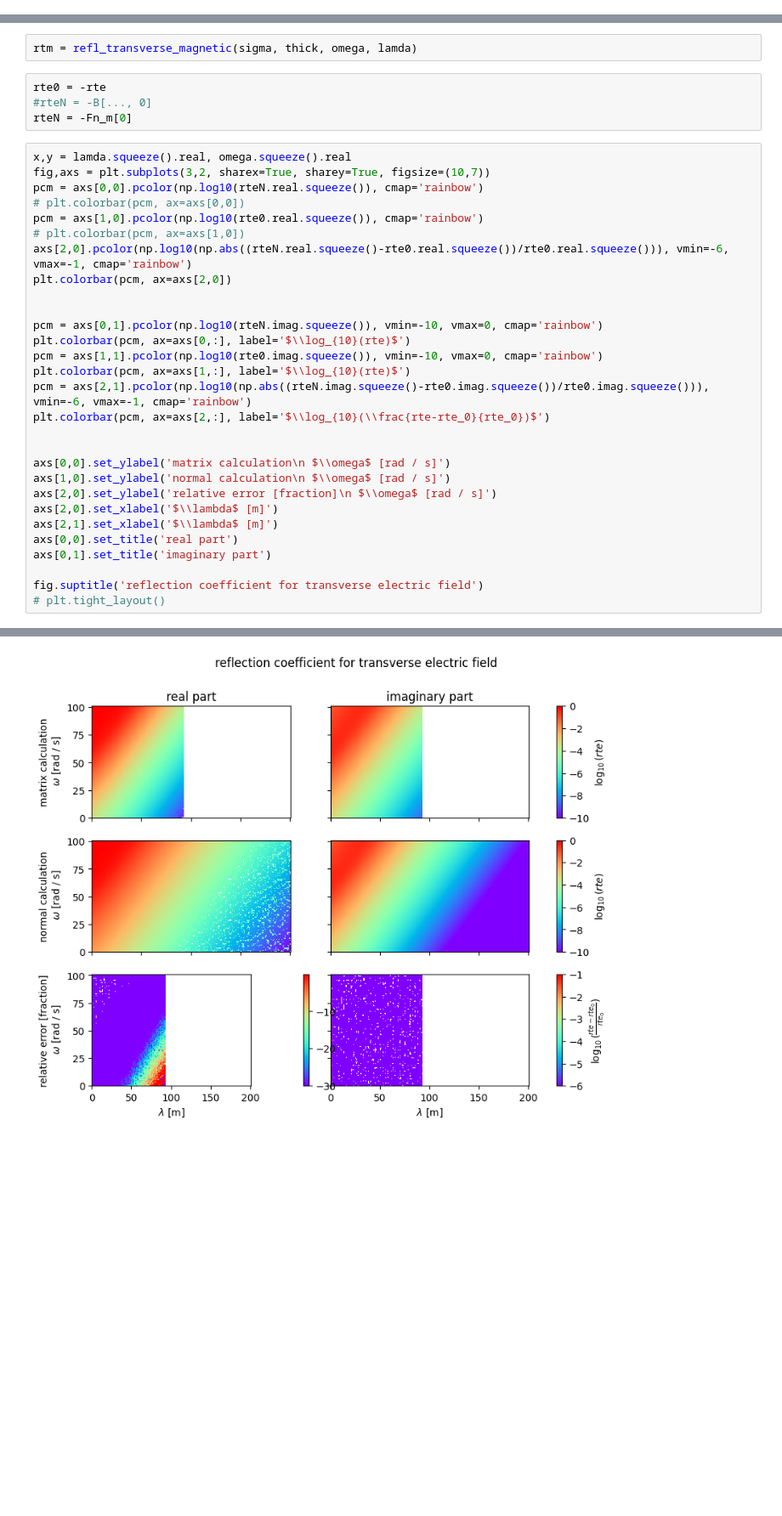
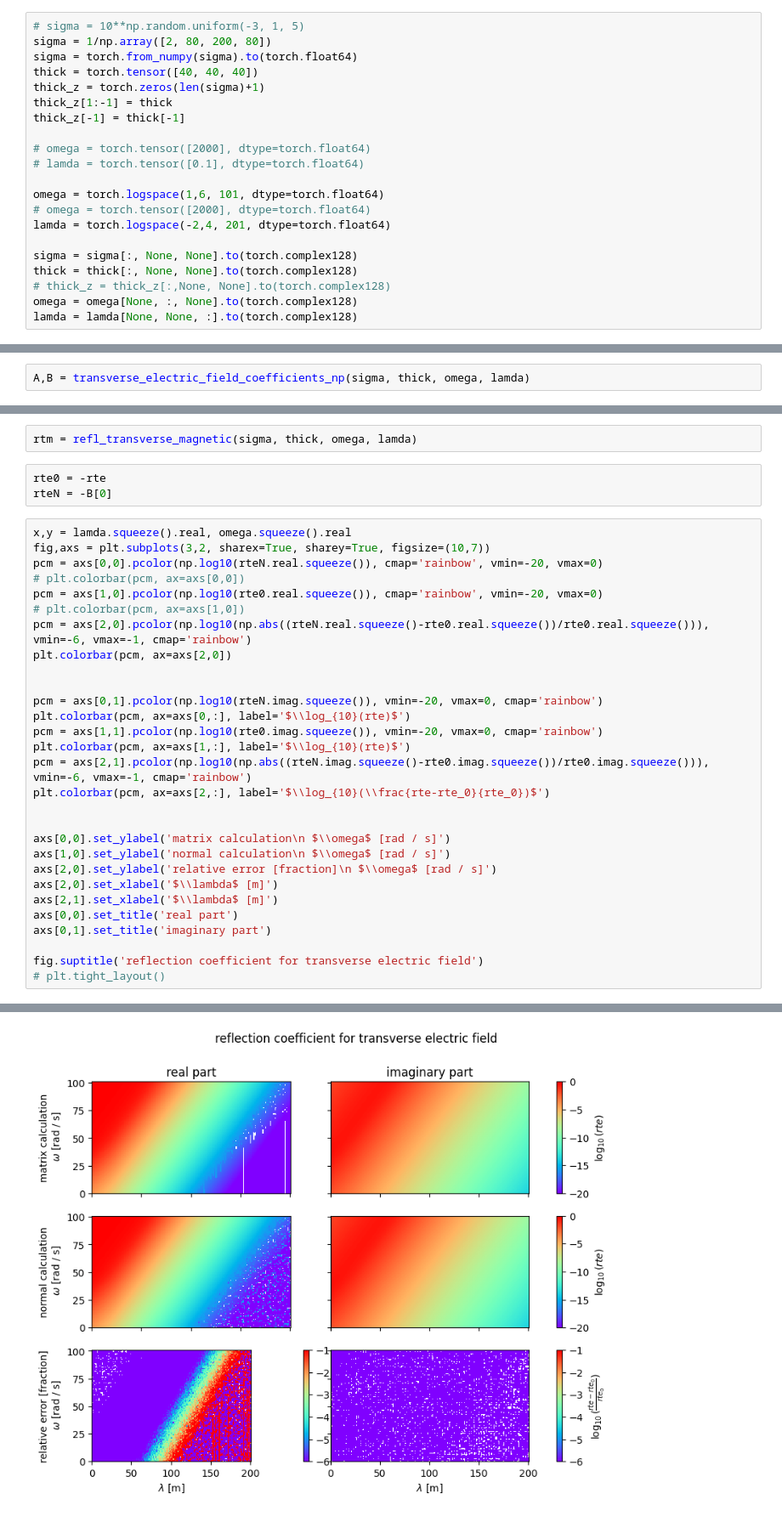
Before and after one commit to hydrogeophysicsgroup/anemone, a Jupyter notebook: prototyping/solve_for_field_coefficients_visual_nbc.ipynb, the cells around one changed output, grey strips where cells are left out. Shown at 85% size. Saved outputs shown, nothing was run; the diff lists cells and outputs as text; blank space fills up the shorter version.

Commit message:
its working, its working! numpy precision is better than pytorch...

```diff
--- a/prototyping/solve_for_field_coefficients_visual_nbc.ipynb
+++ b/prototyping/solve_for_field_coefficients_visual_nbc.ipynb
@@ -174,0 +374,21 @@ Fn_m, Fn_p = transverse_electric_field_coefficients_nbc(sigma, thick, omega, lam
+# %%
+# sigma = 10**np.random.uniform(-3, 1, 5)
+sigma = 1/np.array([2, 80, 200, 80])
+sigma = torch.from_numpy(sigma).to(torch.float64)
+thick = torch.tensor([40, 40, 40])
+thick_z = torch.zeros(len(sigma)+1)
+thick_z[1:-1] = thick
+thick_z[-1] = thick[-1]
+
+# omega = torch.tensor([2000], dtype=torch.float64)
+# lamda = torch.tensor([0.1], dtype=torch.float64)
+
+omega = torch.logspace(1,6, 101, dtype=torch.float64)
+# omega = torch.tensor([2000], dtype=torch.float64)
+lamda = torch.logspace(-2,4, 201, dtype=torch.float64)
+
+sigma = sigma[:, None, None].to(torch.complex128)
+thick = thick[:, None, None].to(torch.complex128)
+# thick_z = thick_z[:,None, None].to(torch.complex128)
+omega = omega[None, :, None].to(torch.complex128)
+lamda = lamda[None, None, :].to(torch.complex128)
@@ -175,40 +397,41 @@ Fn_m, Fn_p = transverse_electric_field_coefficients_nbc(sigma, thick, omega, lam
+# %%
+A,B = transverse_electric_field_coefficients_np(sigma, thick, omega, lamda)
 # %%
 rte = refl_transverse_electric(sigma, thick, omega, lamda)
 # %%
 rtm = refl_transverse_magnetic(sigma, thick, omega, lamda)
 # %%
 rte0 = -rte
-#rteN = -B[..., 0]
-rteN = -Fn_m[0]
+rteN = -B[0]
 # %%
 x,y = lamda.squeeze().real, omega.squeeze().real
 fig,axs = plt.subplots(3,2, sharex=True, sharey=True, figsize=(10,7))
-pcm = axs[0,0].pcolor(np.log10(rteN.real.squeeze()), cmap='rainbow')
+pcm = axs[0,0].pcolor(np.log10(rteN.real.squeeze()), cmap='rainbow', vmin=-20, vmax=0)
 # plt.colorbar(pcm, ax=axs[0,0])
-pcm = axs[1,0].pcolor(np.log10(rte0.real.squeeze()), cmap='rainbow')
+pcm = axs[1,0].pcolor(np.log10(rte0.real.squeeze()), cmap='rainbow', vmin=-20, vmax=0)
 # plt.colorbar(pcm, ax=axs[1,0])
-axs[2,0].pcolor(np.log10(np.abs((rteN.real.squeeze()-rte0.real.squeeze())/rte0.real.squeeze())), vmin=-6, vmax=-1, cmap='rainbow')
+pcm = axs[2,0].pcolor(np.log10(np.abs((rteN.real.squeeze()-rte0.real.squeeze())/rte0.real.squeeze())), vmin=-6, vmax=-1, cmap='rainbow')
 plt.colorbar(pcm, ax=axs[2,0])
 
 
-pcm = axs[0,1].pcolor(np.log10(rteN.imag.squeeze()), vmin=-10, vmax=0, cmap='rainbow')
+pcm = axs[0,1].pcolor(np.log10(rteN.imag.squeeze()), vmin=-20, vmax=0, cmap='rainbow')
 plt.colorbar(pcm, ax=axs[0,:], label='$\\log_{10}(rte)$')
-pcm = axs[1,1].pcolor(np.log10(rte0.imag.squeeze()), vmin=-10, vmax=0, cmap='rainbow')
+pcm = axs[1,1].pcolor(np.log10(rte0.imag.squeeze()), vmin=-20, vmax=0, cmap='rainbow')
 plt.colorbar(pcm, ax=axs[1,:], label='$\\log_{10}(rte)$')
 pcm = axs[2,1].pcolor(np.log10(np.abs((rteN.imag.squeeze()-rte0.imag.squeeze())/rte0.imag.squeeze())), vmin=-6, vmax=-1, cmap='rainbow')
 plt.colorbar(pcm, ax=axs[2,:], label='$\\log_{10}(\\frac{rte-rte_0}{rte_0})$')
 
 
 axs[0,0].set_ylabel('matrix calculation\n $\\omega$ [rad / s]')
 axs[1,0].set_ylabel('normal calculation\n $\\omega$ [rad / s]')
 axs[2,0].set_ylabel('relative error [fraction]\n $\\omega$ [rad / s]')
 axs[2,0].set_xlabel('$\\lambda$ [m]')
 axs[2,1].set_xlabel('$\\lambda$ [m]')
 axs[0,0].set_title('real part')
 axs[0,1].set_title('imaginary part')
 
 fig.suptitle('reflection coefficient for transverse electric field')
 # plt.tight_layout()
 # %% [output]
 Text(0.5, 0.98, 'reflection coefficient for transverse electric field')
-[figure, old version]
+[figure, new version]
```
Also changed, not shown: parts of 20 cells of this notebook.
